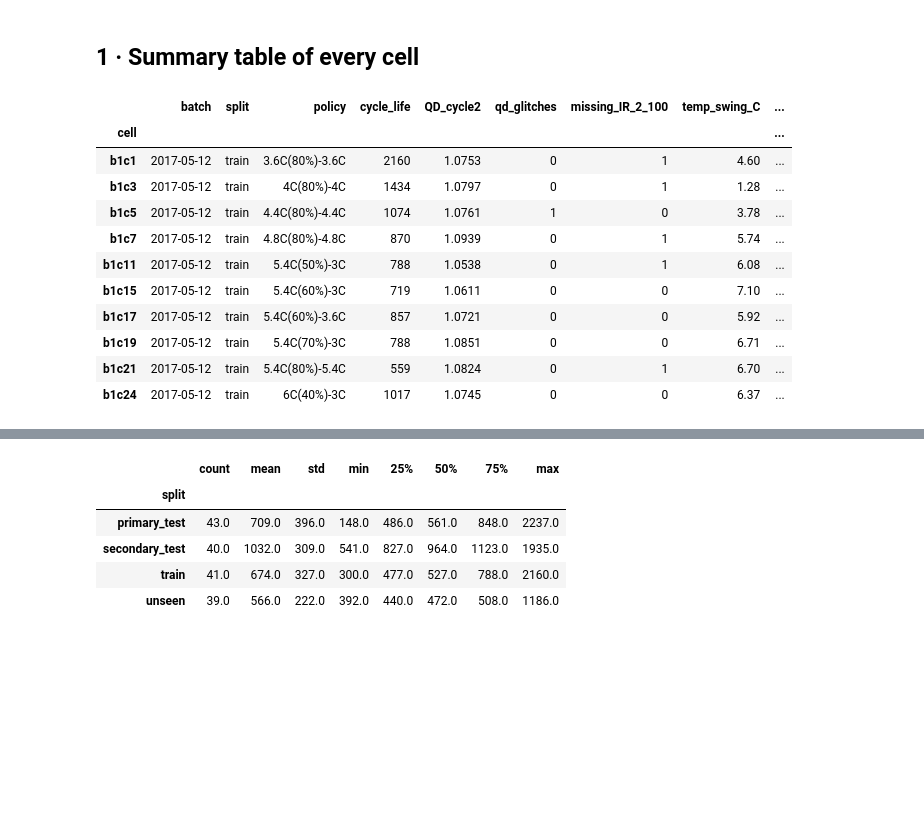
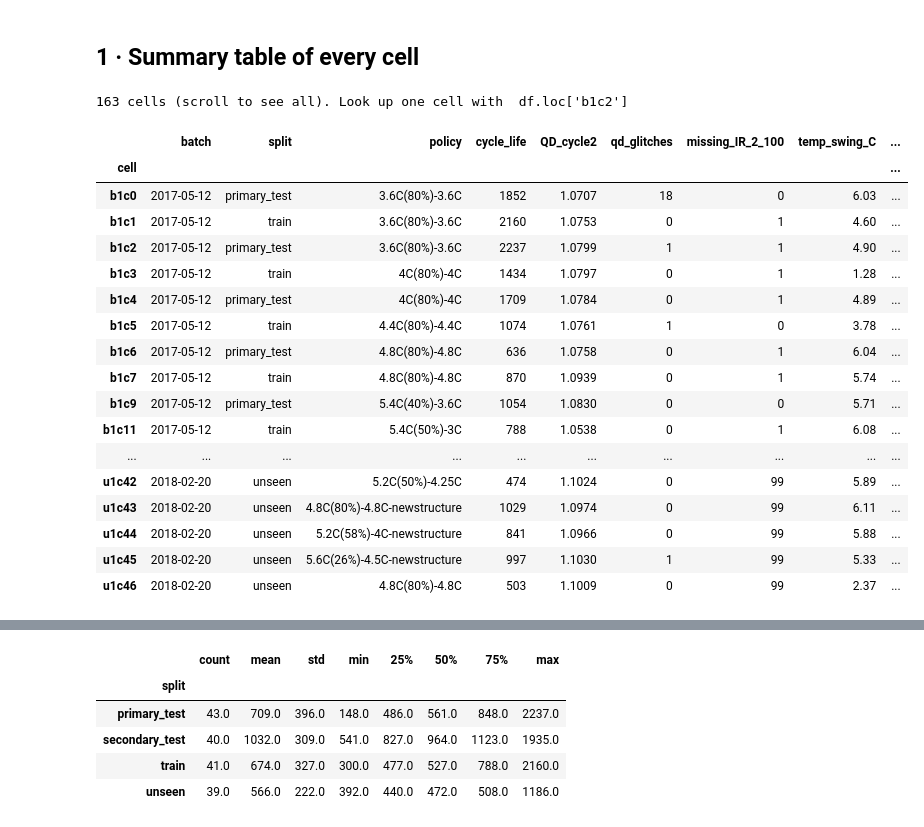
Before and after one commit to samarthagg2/BTP-1, a Jupyter notebook: notebooks/01_data_explorer.ipynb, the cells around one changed output, grey strips where cells are left out. Drawn from its saved outputs; the diff is of its cells as text; code cells hidden in the pictures; blank space fills up the shorter version.

```diff
--- a/notebooks/01_data_explorer.ipynb
+++ b/notebooks/01_data_explorer.ipynb
@@ -52,33 +52,43 @@ print(f"{len(SPLIT_OF)} cells loaded:", {k: len(sp[k]) for k in ("train", "prima
 # %%
 def summary_row(cid):
     c = cells[cid]; s = c["summary"]
     early = (s["cycle"] >= 2) & (s["cycle"] <= 100)
     return {
         "cell": cid, "batch": BATCH_NAME[c["batch"]], "split": SPLIT_OF[cid],
         "policy": c["policy"], "cycle_life": int(c["cycle_life"]),
         "QD_cycle2": round(float(s["QD"][s["cycle"] == 2][0]), 4),
         "qd_glitches": c["n_qd_glitches"],
         "missing_IR_2_100": int(np.isnan(s["IR"][early]).sum()),
         "temp_swing_C": round(c["temp_swing"], 2),
         "temp_suspect": c["temp_suspect"],
         "anomalous": cid in sp["anomalous"],
         "newstructure": "newstructure" in c["policy"],
         "merged_from": c.get("merged_from", ""),
     }
 
 df = pd.DataFrame([summary_row(c) for c in SPLIT_OF]).set_index("cell")
+# natural sort: batch (b1, b2, b3, u1), then cell number (c2 before c10)
+df = df.loc[sorted(df.index, key=lambda c: (c[:2], int(c.split("c")[1])))]
 pd.set_option("display.max_rows", 200)
-df.head(10)
+print(f"{len(df)} cells (scroll to see all). Look up one cell with  df.loc['b1c2']")
+df
 # %% [output]
+163 cells (scroll to see all). Look up one cell with  df.loc['b1c2']
 |  | batch | split | policy | cycle_life | QD_cycle2 | qd_glitches | missing_IR_2_100 | temp_swing_C | ... |
 | cell |  |  |  |  |  |  |  |  | ... |
+| b1c0 | 2017-05-12 | primary_test | 3.6C(80%)-3.6C | 1852 | 1.0707 | 18 | 0 | 6.03 | ... |
 | b1c1 | 2017-05-12 | train | 3.6C(80%)-3.6C | 2160 | 1.0753 | 0 | 1 | 4.60 | ... |
+| b1c2 | 2017-05-12 | primary_test | 3.6C(80%)-3.6C | 2237 | 1.0799 | 1 | 1 | 4.90 | ... |
 | b1c3 | 2017-05-12 | train | 4C(80%)-4C | 1434 | 1.0797 | 0 | 1 | 1.28 | ... |
+| b1c4 | 2017-05-12 | primary_test | 4C(80%)-4C | 1709 | 1.0784 | 0 | 1 | 4.89 | ... |
 | b1c5 | 2017-05-12 | train | 4.4C(80%)-4.4C | 1074 | 1.0761 | 1 | 0 | 3.78 | ... |
+| b1c6 | 2017-05-12 | primary_test | 4.8C(80%)-4.8C | 636 | 1.0758 | 0 | 1 | 6.04 | ... |
 | b1c7 | 2017-05-12 | train | 4.8C(80%)-4.8C | 870 | 1.0939 | 0 | 1 | 5.74 | ... |
+| b1c9 | 2017-05-12 | primary_test | 5.4C(40%)-3.6C | 1054 | 1.0830 | 0 | 0 | 5.71 | ... |
 | b1c11 | 2017-05-12 | train | 5.4C(50%)-3C | 788 | 1.0538 | 0 | 1 | 6.08 | ... |
-| b1c15 | 2017-05-12 | train | 5.4C(60%)-3C | 719 | 1.0611 | 0 | 0 | 7.10 | ... |
-| b1c17 | 2017-05-12 | train | 5.4C(60%)-3.6C | 857 | 1.0721 | 0 | 0 | 5.92 | ... |
-| b1c19 | 2017-05-12 | train | 5.4C(70%)-3C | 788 | 1.0851 | 0 | 0 | 6.71 | ... |
-| b1c21 | 2017-05-12 | train | 5.4C(80%)-5.4C | 559 | 1.0824 | 0 | 1 | 6.70 | ... |
-| b1c24 | 2017-05-12 | train | 6C(40%)-3C | 1017 | 1.0745 | 0 | 0 | 6.37 | ... |
+| ... | ... | ... | ... | ... | ... | ... | ... | ... | ... |
+| u1c42 | 2018-02-20 | unseen | 5.2C(50%)-4.25C | 474 | 1.1024 | 0 | 99 | 5.89 | ... |
+| u1c43 | 2018-02-20 | unseen | 4.8C(80%)-4.8C-newstructure | 1029 | 1.0974 | 0 | 99 | 6.11 | ... |
+| u1c44 | 2018-02-20 | unseen | 5.2C(58%)-4C-newstructure | 841 | 1.0966 | 0 | 99 | 5.88 | ... |
+| u1c45 | 2018-02-20 | unseen | 5.6C(26%)-4.5C-newstructure | 997 | 1.1030 | 1 | 99 | 5.33 | ... |
+| u1c46 | 2018-02-20 | unseen | 4.8C(80%)-4.8C | 503 | 1.1009 | 0 | 99 | 2.37 | ... |
```
Also changed, not shown: parts of 4 cells of this notebook, 15 other files.
